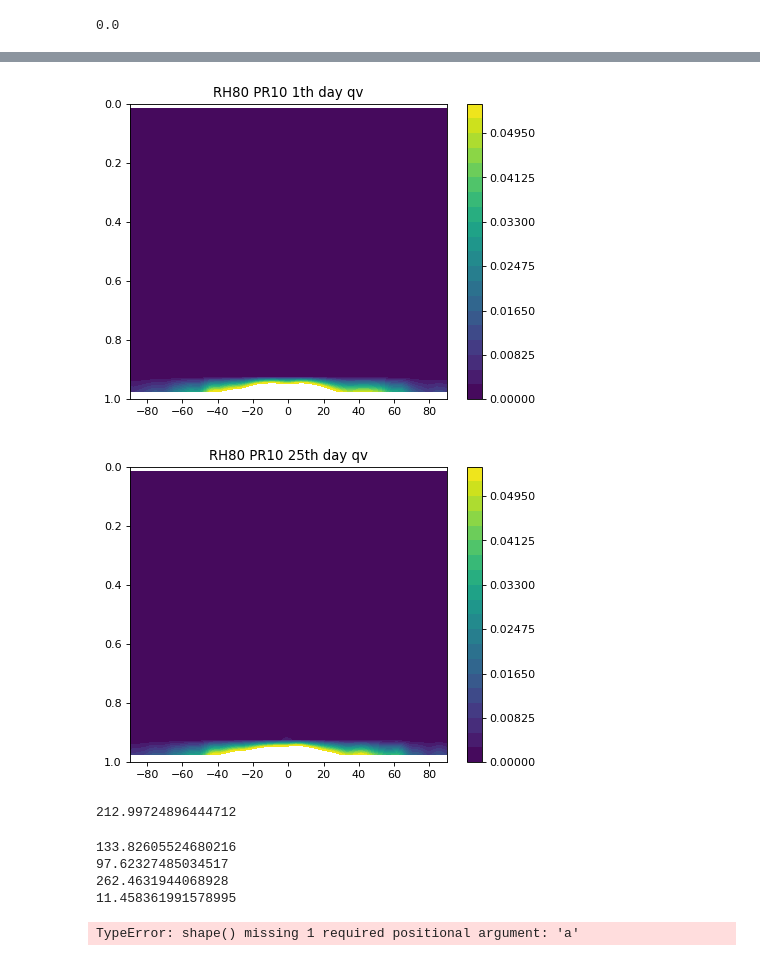
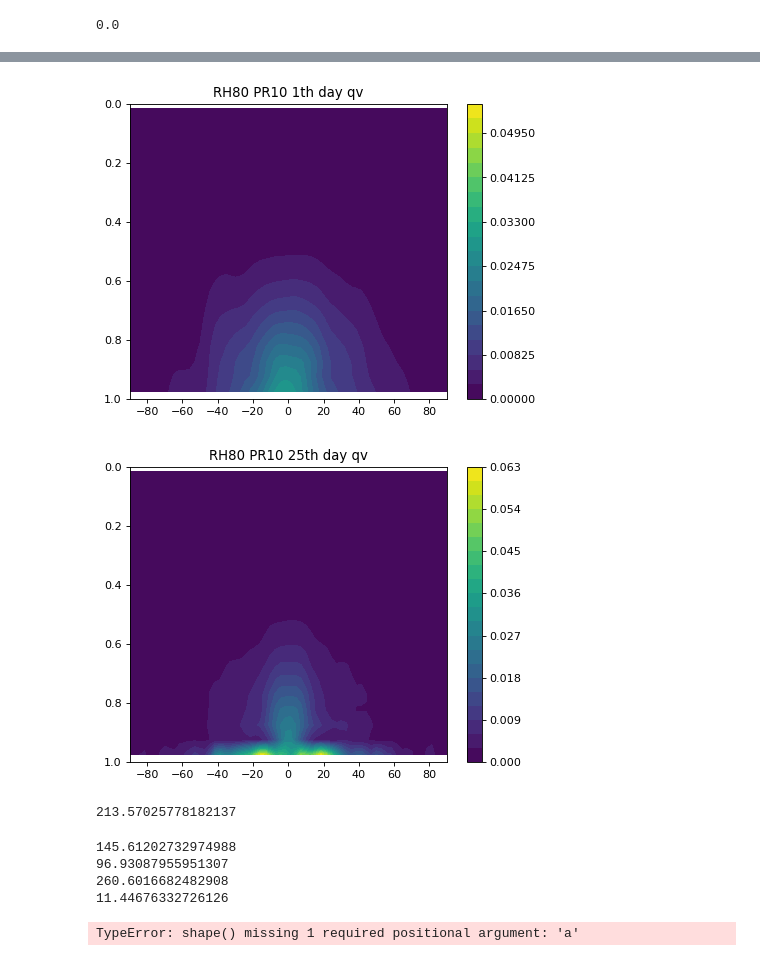
Before and after one commit to PeterChang1023/Dycore_beginner, a Jupyter notebook: dycore/IdealizeSpetral.jl/exp/HSt42/check_spinupday.ipynb, the cells around one changed output, grey strips where cells are left out. Cells and saved outputs as stored; diff of their text form; code cells hidden in the pictures.

```diff
--- a/dycore/IdealizeSpetral.jl/exp/HSt42/check_spinupday.ipynb
+++ b/dycore/IdealizeSpetral.jl/exp/HSt42/check_spinupday.ipynb
@@ -134,8 +134,8 @@ class Dycore:
 
         return np.nanmean(self.factor3, axis=(1,3))
 # %%
-file = "test_final.dat"
-time = np.linspace(0,2,2)
+file = "1213_25day_try_final.dat"
+time = np.linspace(0,25,25)
 y    = np.linspace(-90,90,64)
 
 yy, tt = np.meshgrid(y,time)
@@ -747,40 +747,40 @@ for i in range(10,20,10):
     qv_mean1 = np.nanmean(qv[0,:,:,:], axis=(2))
     # qv_mean2 = np.nanmean(qv[2,:,:,:], axis=(0,3))
 
 
     CS = plt.contourf(yy, sigma_mean2, (qv_mean1), levels=np.linspace(0,0.055,21))
     plt.colorbar(CS)
     plt.title(f"RH80 PR{pr} 1th day qv")
 
     plt.ylim([1,0])
     plt.show()
 for i in range(10,20,10):
     pr = i
     dycore = Dycore(file)
     yy, sigma_mean2 = dycore.yy, dycore.sigma_mean2
 
     qv = dycore.qv
     qv_n = dycore.qv_n
 
 
     plt.figure(dpi=80.)
-    qv_mean1 = np.nanmean(qv[-1,:,:,:], axis=(2))
+    qv_mean1 = np.nanmean(qv[5,:,:,:], axis=(2))
     # qv_mean2 = np.nanmean(qv[2,:,:,:], axis=(0,3))
 
 
     CS = plt.contourf(yy, sigma_mean2, (qv_mean1), levels=np.linspace(0,0.055,21))
     plt.colorbar(CS)
     plt.title(f"RH80 PR{pr} 25th day qv")
 
     plt.ylim([1,0])
     plt.show()
 # %% [output]
-[figure, old version]
+[figure, new version]
-[figure, old version]
+[figure, new version]
 # %%
 np.nanmax(np.nanmean(z[:,19,:,:], axis=1))
 # %% [output]
-212.99724896444712
+213.57025778182137
 # %%
 np.nanmax(np.nanmean(z[:,19,:,:], axis=1))
 tv = t[:,19,:,:] * (1+0.608*qv[:,19,:,:])
@@ -791,10 +791,10 @@ print(np.nanmin(za))
 print(np.nanmin(tv))
 print(np.nanmin(np.log(ps[:,0,:,:])))
 # %% [output]
-133.82605524680216
-97.62327485034517
-262.4631944068928
-11.458361991578995
+145.61202732974988
+96.93087955951307
+260.6016682482908
+11.44676332726126
 # %%
 
 rho = dycore.rho
```
Also changed, not shown: parts of 8 cells of this notebook, 2 other files.
